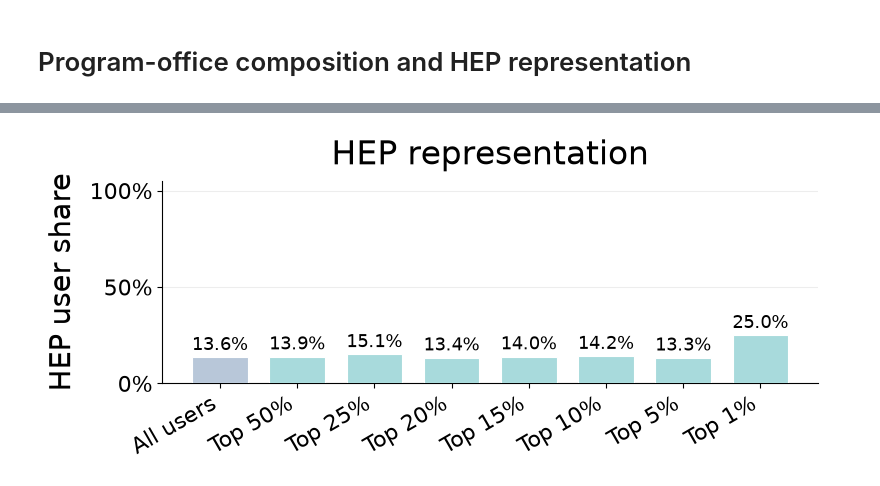
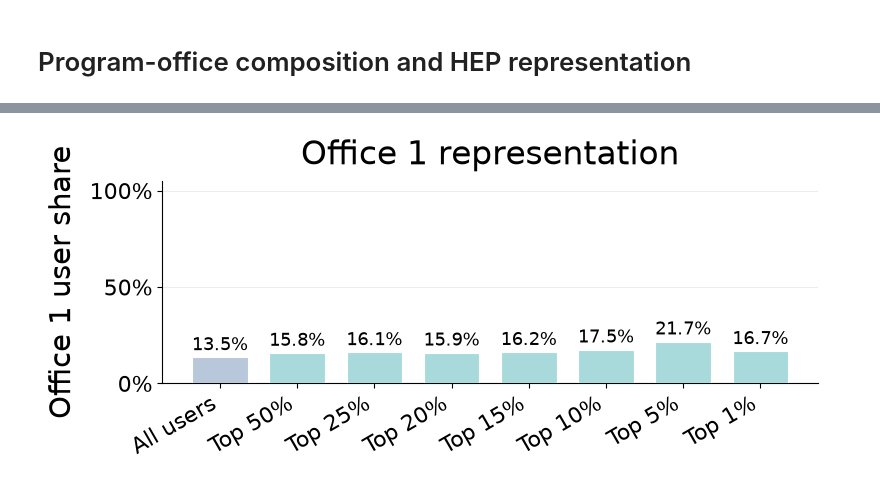
Before and after one commit to cobysandholtz/nersc-allocation-network-artifact, a Jupyter notebook: notebooks/03_program_office_composition.ipynb, the cells around one changed output, grey strips where cells are left out. Drawn from its saved outputs; the diff is of its cells as text; code cells hidden in the pictures.

```diff
--- a/notebooks/03_program_office_composition.ipynb
+++ b/notebooks/03_program_office_composition.ipynb
@@ -58,30 +58,30 @@ plt.show()
 # %%
 ranked = scores.sort_values(["degree", "user_id"], ascending=[False, True], kind="mergesort").reset_index(drop=True)
-hep_users = set(memberships.loc[memberships["office"].eq("High Energy Physics"), "user_id"])
+hep_users = set(memberships.loc[memberships["office"].eq("Office 1"), "user_id"])
 thresholds = [100, 50, 25, 20, 15, 10, 5, 1]
 rows = []
 for percent in thresholds:
     size = min(len(ranked), max(1, int(np.ceil(len(ranked) * percent / 100))))
     rows.append((percent, 100.0 * ranked.head(size)["user_id"].isin(hep_users).sum() / size))
 hep = pd.DataFrame(rows, columns=["percent", "share"])
 hep["label"] = hep["percent"].map(lambda value: "All users" if value == 100 else f"Top {value}%")
 
 fig, ax = plt.subplots(figsize=(8, 3.5))
 x = np.arange(len(hep))
 bars = ax.bar(x, hep["share"], width=0.72, color=["#B8C7D9"] + ["#A8DADC"] * (len(hep) - 1), edgecolor="white", linewidth=0.8, zorder=3)
 for bar, value in zip(bars, hep["share"]):
     ax.text(bar.get_x() + bar.get_width() / 2, value + 1.5, f"{value:.1f}%", ha="center", va="bottom", fontsize=13)
-ax.set_title("HEP representation", fontsize=24, pad=12)
-ax.set_ylabel("HEP user share", fontsize=21, labelpad=9)
+ax.set_title("Office 1 representation", fontsize=24, pad=12)
+ax.set_ylabel("Office 1 user share", fontsize=21, labelpad=9)
 ax.set_xticks(x, hep["label"], rotation=30, ha="right", fontsize=16)
 ax.set_ylim(0, 105)
 ax.yaxis.set_major_formatter(PercentFormatter(xmax=100))
 ax.tick_params(axis="y", labelsize=16)
 ax.grid(axis="y", alpha=0.22, linewidth=0.8, zorder=0)
 ax.set_axisbelow(True)
 ax.spines[["top", "right"]].set_visible(False)
 fig.tight_layout()
 fig.savefig(OUTPUT_DIR / "hep_representation.png", dpi=300, bbox_inches="tight")
 plt.show()
 # %% [output]
-[figure, old version]
+[figure, new version]
```
Also changed, not shown: parts of 1 cell of this notebook, 13 other files.
